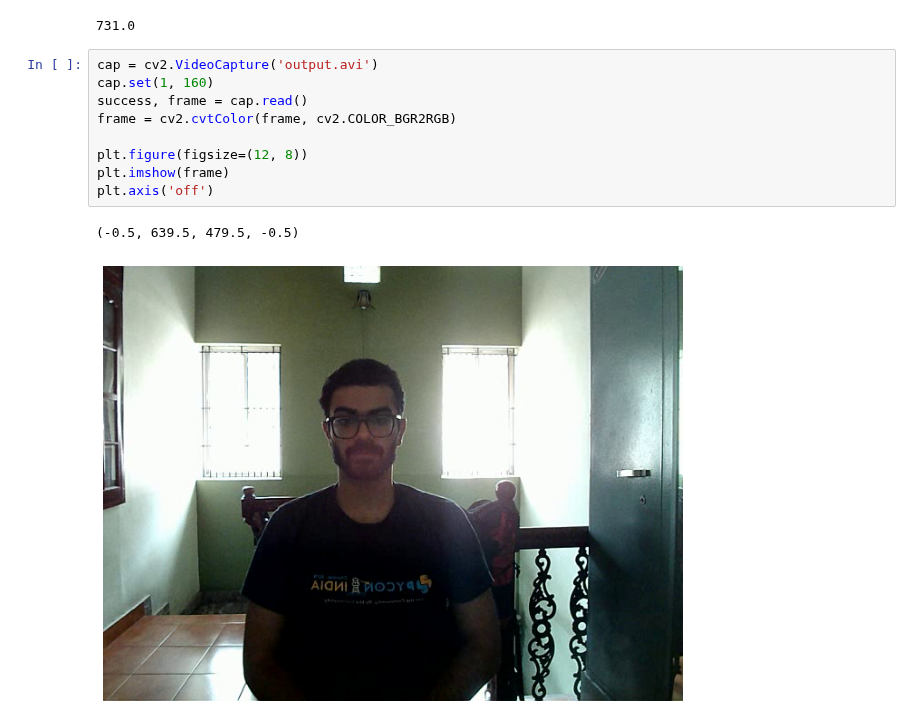
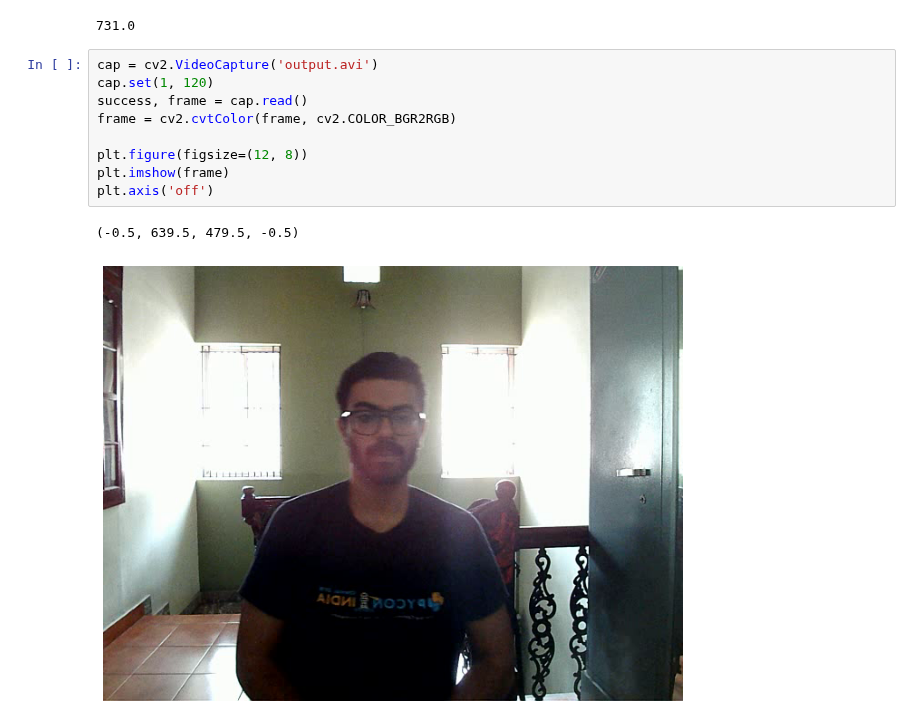
Before and after one commit to jjmachan/Who-art-thou, a Jupyter notebook: Face tracker.ipynb, the cells around one changed output. Saved outputs shown, nothing was run; the diff lists cells and outputs as text.

```diff
--- a/Face tracker.ipynb
+++ b/Face tracker.ipynb
@@ -32,16 +32,16 @@ cap.get(7)
 731.0
 # %%
 cap = cv2.VideoCapture('output.avi')
-cap.set(1, 160)
+cap.set(1, 120)
 success, frame = cap.read()
 frame = cv2.cvtColor(frame, cv2.COLOR_BGR2RGB)
 
 plt.figure(figsize=(12, 8))
 plt.imshow(frame)
 plt.axis('off')
 # %% [output]
 (-0.5, 639.5, 479.5, -0.5)
-[figure, old version]
+[figure, new version]
 # %%
 face, probs, landmarks = mtcnn.detect(Image.fromarray(frame),
                                       landmarks=True)
```
Also changed, not shown: parts of 8 cells of this notebook, 2 other files.
